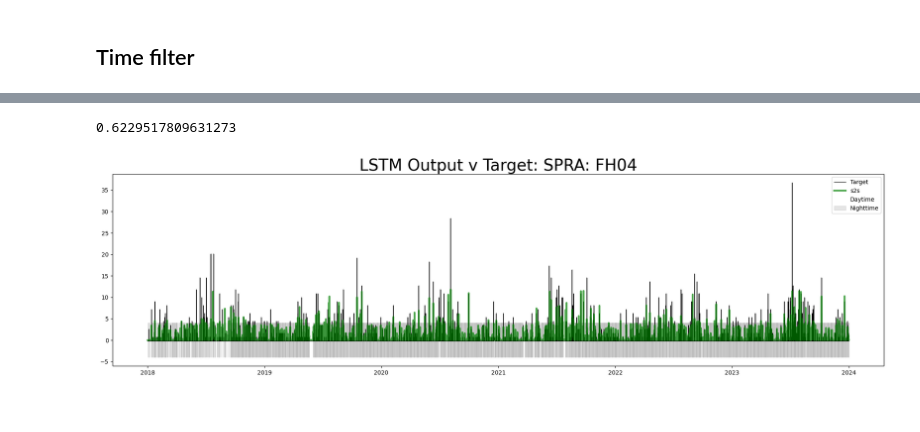
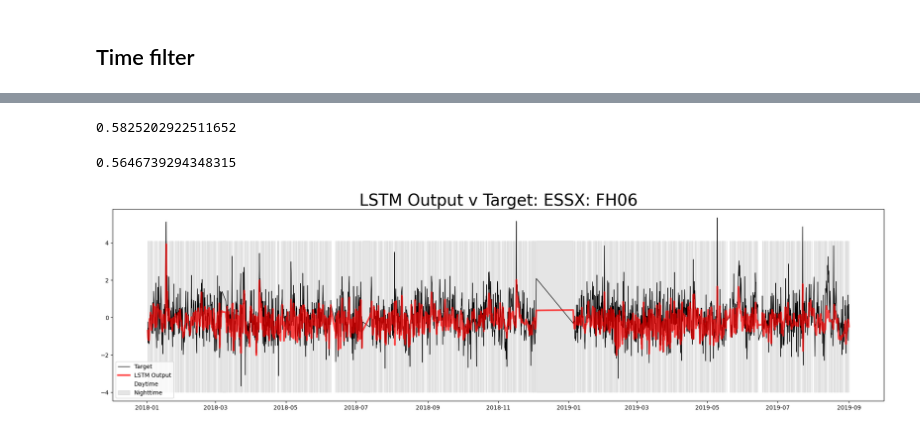
Before and after one commit to shmaronshmevans/nwp_bias, a Jupyter notebook: src/machine_learning/notebooks/ visualize_error_metrics.ipynb, the cells around one changed output, grey strips where cells are left out. Cells and saved outputs as stored; diff of their text form; code cells hidden in the pictures.

```diff
--- a/src/machine_learning/notebooks/ visualize_error_metrics.ipynb
+++ b/src/machine_learning/notebooks/ visualize_error_metrics.ipynb
@@ -130,2 +94,2 @@ ldf.dropna(inplace=True)
 # %%
-df_train, df_test = which_fold(ldf, 3)
+df_train, df_test, df_val = which_fold(ldf, 4)
@@ -131,0 +111,3 @@ df_train, df_test = which_fold(ldf, 3)
+# %%
+test_set_start = df_val.iloc[0]
+test_set_start
@@ -131,0 +116,3 @@ df_train, df_test = which_fold(ldf, 3)
+# %%
+test_set_finish = df_val.iloc[-1]
+test_set_finish
@@ -193,9 +220,9 @@ import matplotlib.dates as mdates
 import numpy as np
 
 
-def ml_output(df, df1, df2, full_df, avg, fold, station):
+def ml_output(df, full_df, fold, station, test_set_start, test_set_finish):
     fig, ax = plt.subplots(figsize=(24, 6))
-    x = df1["valid_time"]
+    x = df["valid_time"]
 
     # Convert datetime values to numerical values
     x_numeric = mdates.date2num(x)
@@ -207,34 +234,30 @@ def ml_output(df, df1, df2, full_df, avg, fold, station):
 
     plt.plot(
         np.array(x),
-        np.array(df1["target_error_lead_0"]),
+        np.array(df["target_error_lead_0"]),
         c="black",
         linewidth=1,
         label="Target",
     )
+
     plt.plot(
         np.array(x),
-        np.array(df1["Model forecast"]),
-        c="g",
+        np.array(df["Model forecast"]),
+        c="r",
         linewidth=3,
         alpha=0.7,
-        label="s2s",
+        label="LSTM Output",
     )
-    # plt.plot(np.array(x), np.array(full_df["precip_total_SPRA"]), c="red", linewidth=3,alpha=0.7, label="SPRA")
-    # plt.plot(np.array(x), np.array(df2["Model forecast"]), c="b", linewidth=3,alpha=0.7, label="xLSTM")
-    # plt.plot(np.array(x), np.array(avg), c="orange", linewidth=3,alpha=0.7, label="Ensemble")
-    # plt.plot(np.array(x), np.array(df["Model forecast"]), c="r",linewidth=3, alpha=0.7, label="LSTM Output")
-    # plt.plot(x, df["rnn_err"], c="g", alpha=0.7, label="RNN Output")
 
     # plt.axvline(
-    #     x=(int(0.2 * len(x)) * fold),
+    #     x=test_set_start,
     #     c="green",
     #     linestyle="--",
     #     linewidth=2.0,
     #     label="Test Set Start",
     # )
     # plt.axvline(
-    #     x=(int(0.2 * len(x)) * (fold + 1)),
+    #     x=test_set_finish,
     #     c="red",
     #     linestyle="--",
     #     linewidth=2.0,
@@ -251,7 +274,7 @@ def ml_output(df, df1, df2, full_df, avg, fold, station):
         x_numeric, -4, 4.1, where=~day_mask, color="grey", alpha=0.2, label="Nighttime"
     )
 
-    ax.set_title(f"LSTM Output v Target: {station}: FH04", fontsize=28)
+    ax.set_title(f"LSTM Output v Target: {station}: FH06", fontsize=28)
     # plt.ylim(-5, 5.)
     ax.legend()
 
@@ -263,7 +302,12 @@ def ml_output(df, df1, df2, full_df, avg, fold, station):
 # %%
-mean = st.mean(abs(sdf["diff"]))
+mean = st.mean(abs(ldf["diff"]))
 mean
 # %% [output]
-0.6229517809631273
+0.5825202922511652
+# %%
+mean_s = st.mean(ldf["diff"] ** 2)
+mean_s
+# %% [output]
+0.5646739294348315
 # %%
 avg = 12
@@ -270,7 +316,7 @@ avg = 12
 # %%
-x = ml_output(ldf, sdf, xdf, full_df, avg, 4, station)
+x = ml_output(ldf, full_df, 4, station, test_set_start, test_set_finish)
 # %% [output]
-[figure, old version]
+[figure, new version]
 # %%
 ldf.head()
 # %% [output]
```
Also changed, not shown: parts of 59 cells of this notebook, 35 other files.
